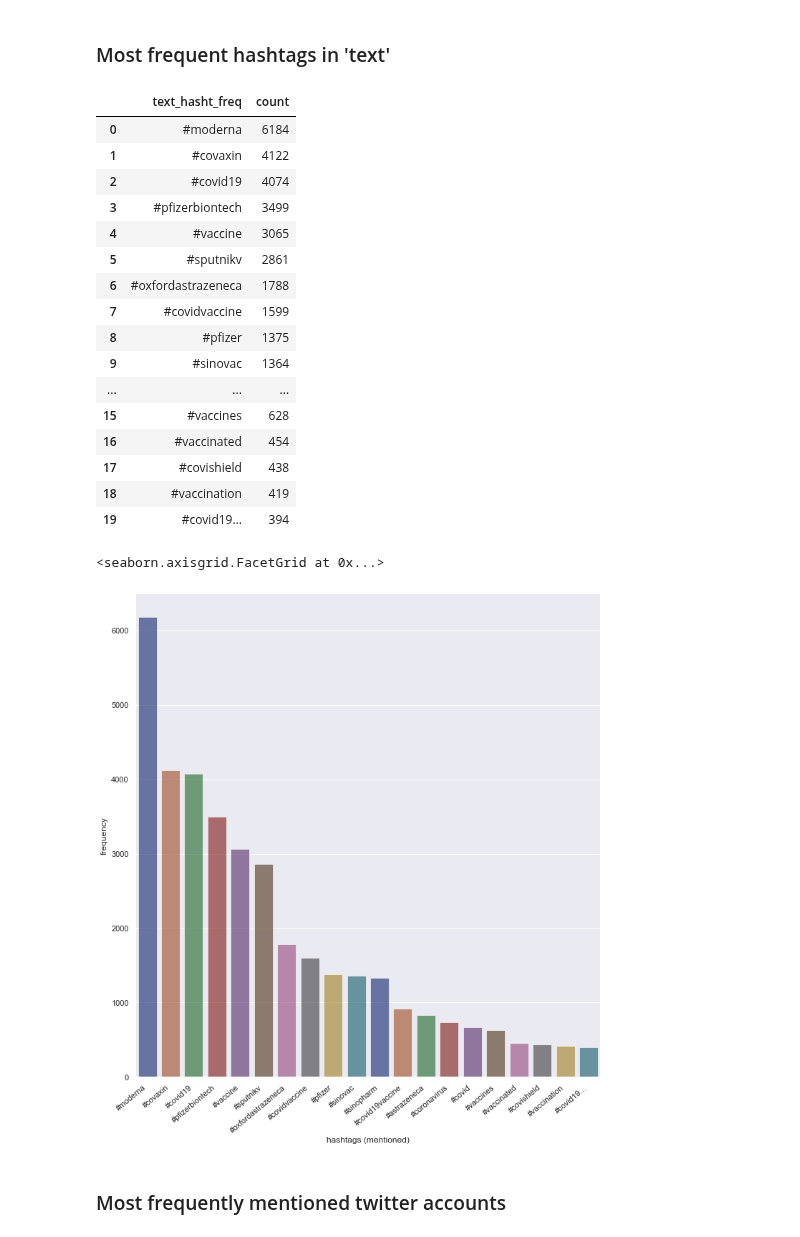
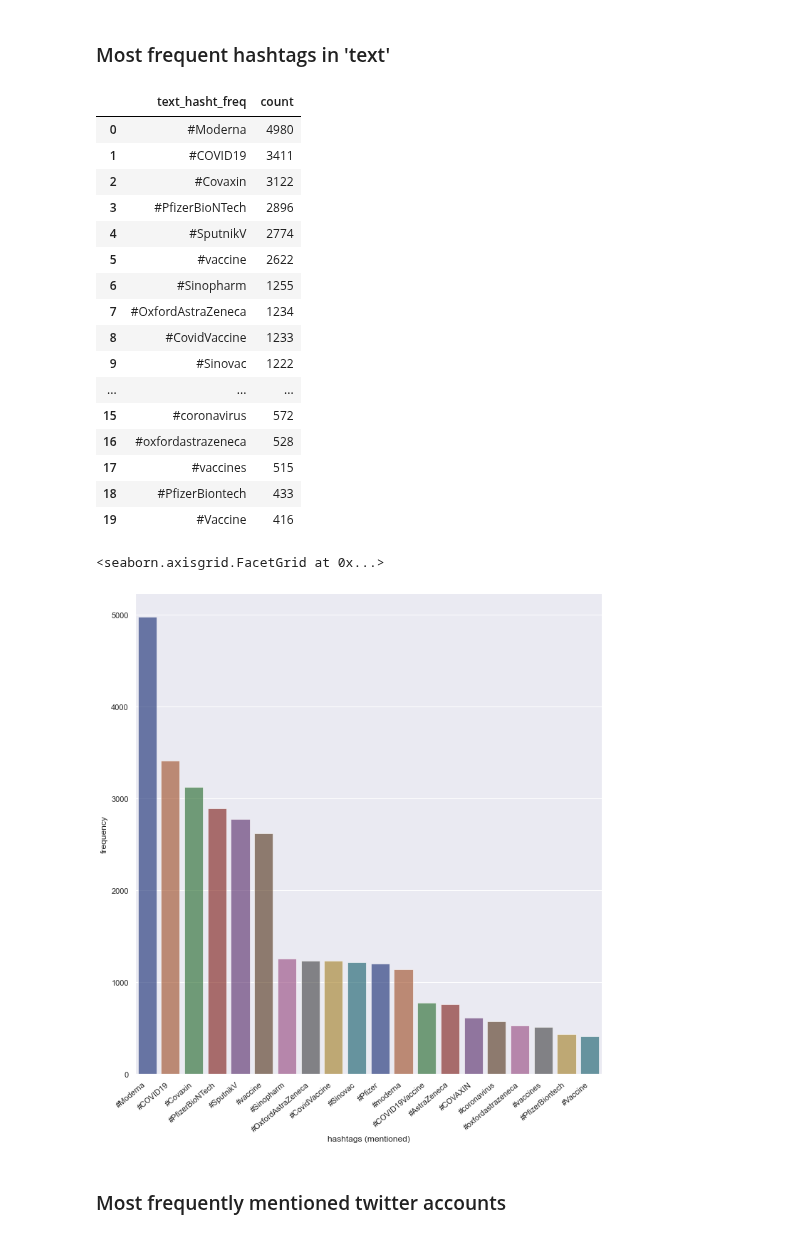
Before and after one commit to BiBa-01/Capstone_Covid, a Jupyter notebook: TweetsEDA.ipynb, the cells around one changed output. Drawn from its saved outputs; the diff is of its cells as text; code cells hidden in the pictures.

```diff
--- a/TweetsEDA.ipynb
+++ b/TweetsEDA.ipynb
@@ -266,48 +314,47 @@ frequency_ranking_words = tweet_words.value_counts()[:11].rename_axis('words_tex
 ### Most frequent hashtags in 'text'
 # %%
 tweet_words_hasht = []
-for line in list(df_tweety['text']):
+for line in df_tweety['text']:
     words = line.split()
     for word in words:
-        if '#' in word:
-            tweet_words_hasht.append(word.lower())
+        if re.search('#[^\s]+', word):
+            tweet_words_hasht.append(word)
 tweet_words_hasht=pd.Series(np.array(tweet_words_hasht))
 frequency_hashtags = tweet_words_hasht.value_counts()[:20].rename_axis('text_hasht_freq').reset_index(name='count')
 frequency_hashtags
 # %% [output]
 |  | text_hasht_freq | count |
-| 0 | #moderna | 6184 |
-| 1 | #covaxin | 4122 |
-| 2 | #covid19 | 4074 |
-| 3 | #pfizerbiontech | 3499 |
-| 4 | #vaccine | 3065 |
-| 5 | #sputnikv | 2861 |
-| 6 | #oxfordastrazeneca | 1788 |
-| 7 | #covidvaccine | 1599 |
-| 8 | #pfizer | 1375 |
-| 9 | #sinovac | 1364 |
+| 0 | #Moderna | 4980 |
+| 1 | #COVID19 | 3411 |
+| 2 | #Covaxin | 3122 |
+| 3 | #PfizerBioNTech | 2896 |
+| 4 | #SputnikV | 2774 |
+| 5 | #vaccine | 2622 |
+| 6 | #Sinopharm | 1255 |
+| 7 | #OxfordAstraZeneca | 1234 |
+| 8 | #CovidVaccine | 1233 |
+| 9 | #Sinovac | 1222 |
 | ... | ... | ... |
-| 15 | #vaccines | 628 |
-| 16 | #vaccinated | 454 |
-| 17 | #covishield | 438 |
-| 18 | #vaccination | 419 |
-| 19 | #covid19… | 394 |
+| 15 | #coronavirus | 572 |
+| 16 | #oxfordastrazeneca | 528 |
+| 17 | #vaccines | 515 |
+| 18 | #PfizerBiontech | 433 |
+| 19 | #Vaccine | 416 |
 # %%
 #f, ax = plt.subplots(figsize=(7, 5))
-sns.despine(f)
 
 g = sns.catplot(
     data=frequency_hashtags, kind="bar",
     x="text_hasht_freq", y="count",# hue="sex",
     ci="sd", palette="dark", height=10, alpha=.6
 )
 #g.despine(left=True)
 g.set_axis_labels("hashtags (mentioned)", "frequency")
 g.set_xticklabels(rotation=40, ha="right")
 #g.legend.set_title("")
 # %% [output]
 <seaborn.axisgrid.FacetGrid at 0x...>
-[figure, old version]
+[figure, new version]
 # %% [markdown]
 ### Most frequently mentioned twitter accounts
 # %%
```
Also changed, not shown: parts of 48 cells of this notebook.
